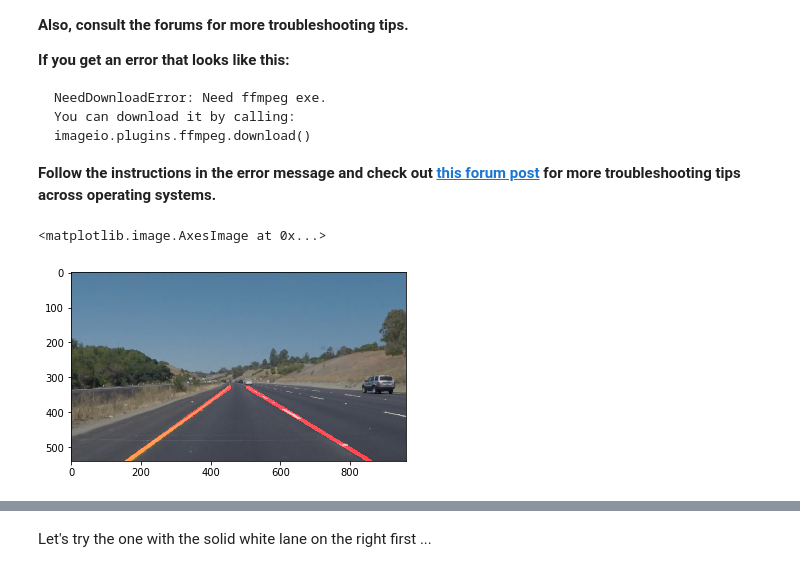
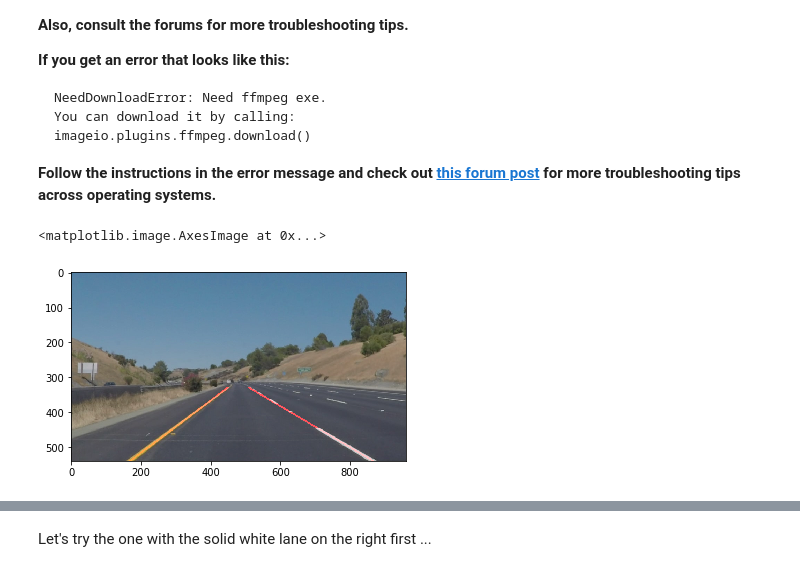
Before and after one commit to scrambleegg7/SelfCar, a Jupyter notebook: CarND-LaneLines-P1/P1.ipynb, the cells around one changed output, grey strips where cells are left out. Saved outputs shown, nothing was run; the diff lists cells and outputs as text; code cells hidden in the pictures.

```diff
--- a/CarND-LaneLines-P1/P1.ipynb
+++ b/CarND-LaneLines-P1/P1.ipynb
@@ -780,11 +711,11 @@ def process_image(image):
 # %%
 # test
 
-res = process_image(testImagesList[0])
+res = process_image(testImagesList[2])
 plt.imshow(res)
 # %% [output]
 <matplotlib.image.AxesImage at 0x...>
-[figure, old version]
+[figure, new version]
 # %%
 white_output = 'test_videos_output/white.mp4'
 clip1 = VideoFileClip("test_videos/solidWhiteRight.mp4")
```
Also changed, not shown: parts of 9 cells of this notebook.
